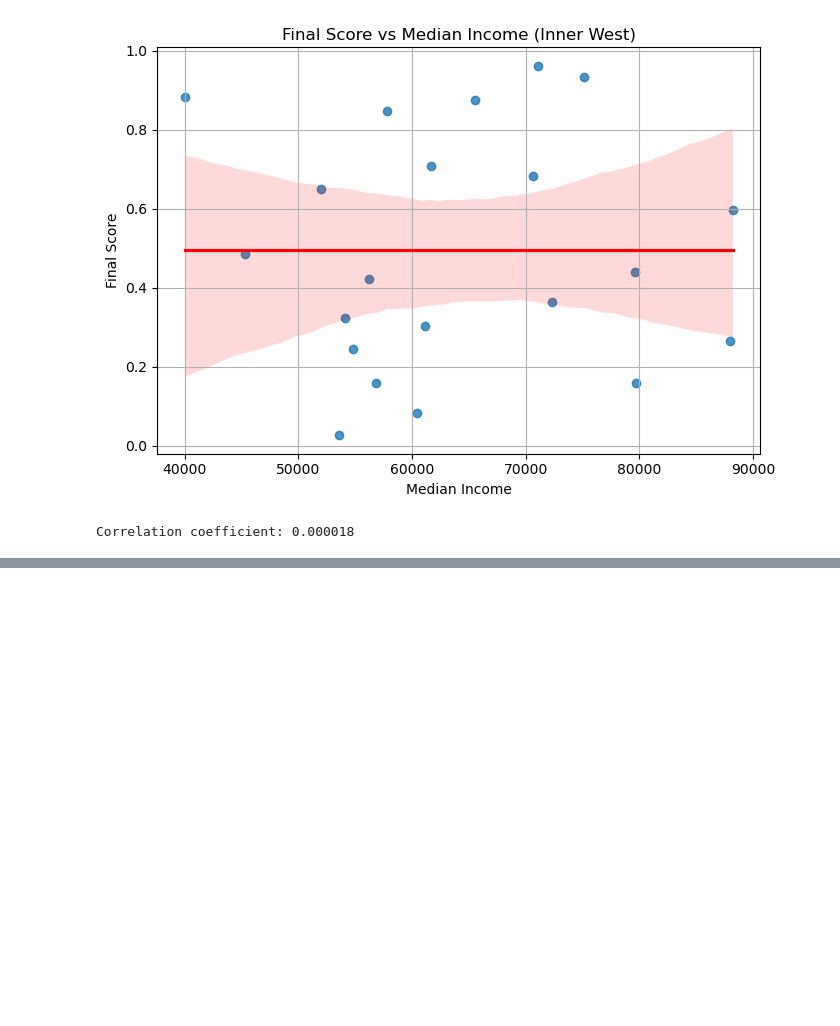
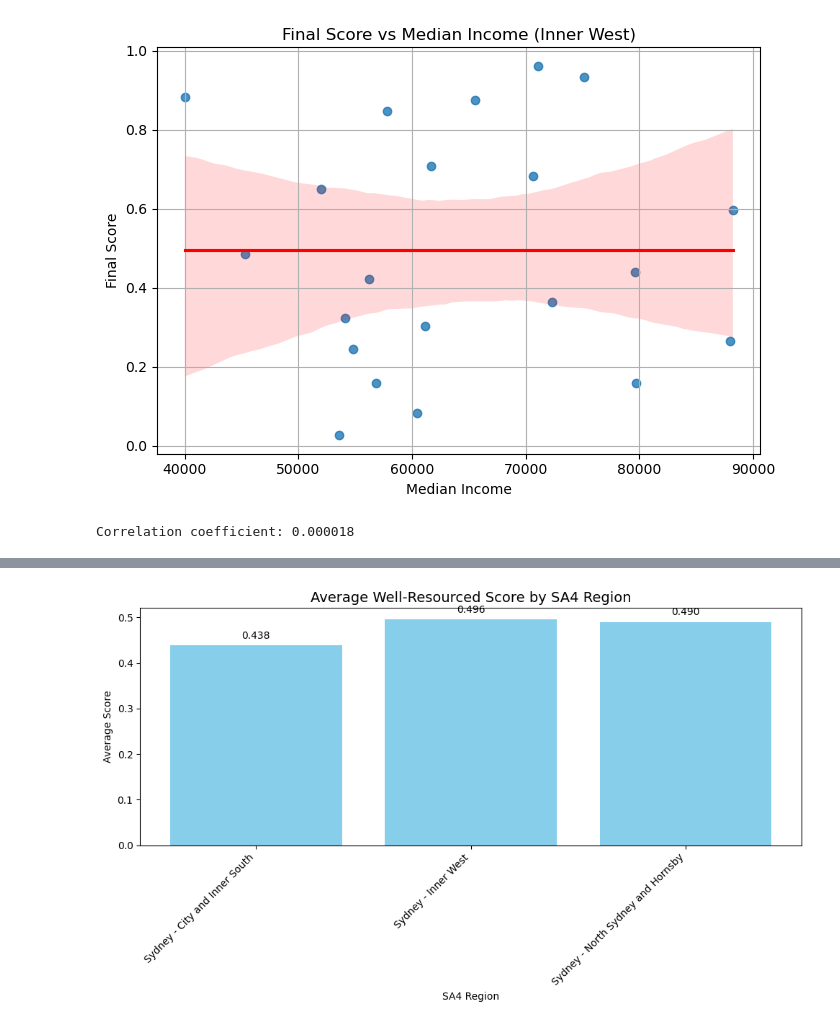
Before and after one commit to Katherine-Kong/DATA2001-A, a Jupyter notebook: Report.ipynb, the cells around one changed output, grey strips where cells are left out. Drawn from its saved outputs; the diff is of its cells as text; code cells hidden in the pictures; blank space fills up the shorter version.

Commit message:
add the result analysis 5 and 6 coding and image part

```diff
--- a/Report.ipynb
+++ b/Report.ipynb
@@ -1975,0 +2035,88 @@ Correlation coefficient: 0.000018
+# %%
+# Create bar chart to compare average scores
+plt.figure(figsize=(10, 6))
+bars = plt.bar(sa4_comparison['SA4_name'], sa4_comparison['avg_score'], color='skyblue')
+plt.title('Average Well-Resourced Score by SA4 Region', fontsize=14)
+plt.xlabel('SA4 Region')
+plt.ylabel('Average Score')
+plt.xticks(rotation=45, ha='right')
+
+# Add value labels on each bar
+for bar in bars:
+    height = bar.get_height()
+    plt.text(bar.get_x() + bar.get_width()/2., height + 0.01,
+            f'{height:.3f}', ha='center', va='bottom')
+
+plt.tight_layout()
+plt.savefig('sa4_comparison_avg.png', dpi=300)
+plt.show()
+
+# Create boxplot to compare score distributions
+plt.figure(figsize=(12, 6))
+
+# Prepare data
+data_to_plot = [
+    city_inner_south_data['real_score'],
+    inner_west_data['real_score'],
+    north_sydney_data['real_score']
+]
+labels = ['City & Inner South', 'Inner West', 'North Sydney']
+
+# Create boxplot
+box = plt.boxplot(data_to_plot, patch_artist=True, tick_labels=labels)
+
+
+# Set colors
+colors = ['lightblue', 'lightgreen', 'lightpink']
+for patch, color in zip(box['boxes'], colors):
+    patch.set_facecolor(color)
+
+plt.title('Distribution of Well-Resourced Scores Across SA4 Regions', fontsize=14)
+plt.ylabel('Well-Resourced Score')
+plt.grid(axis='y', linestyle='--', alpha=0.7)
+plt.tight_layout()
+plt.savefig('sa4_comparison_boxplot.png', dpi=300)
+plt.show()
+
+# Create comparison chart for average z-scores by category
+z_categories = ['z_stops', 'z_schools', 'z_parks', 'z_businesses']
+z_means = []
+
+for sa4 in sa4_comparison['SA4_name']:
+    if sa4 == 'Sydney - City and Inner South':
+        z_means.append([city_inner_south_stats[f'avg_{z}'] for z in z_categories])
+    elif sa4 == 'Sydney - Inner West':
+        z_means.append([inner_west_stats[f'avg_{z}'] for z in z_categories])
+    else:  # 'Sydney - North Sydney and Hornsby'
+        z_means.append([north_sydney_stats[f'avg_{z}'] for z in z_categories])
+
+scaling_factor = 1e16
+z_means = (np.array(z_means) * scaling_factor).tolist()
+
+# Create radar chart to compare average performance across metrics
+categories = ['Transport', 'Education', 'Parks', 'Businesses']
+fig = plt.figure(figsize=(10, 8))
+ax = fig.add_subplot(111, polar=True)
+
+angles = np.linspace(0, 2*np.pi, len(categories), endpoint=False).tolist()
+angles += angles[:1]  # Close the shape
+
+sa4_names = sa4_comparison['SA4_name'].tolist()
+colors = ['blue', 'green', 'red']
+
+for i, z_scores in enumerate(z_means):
+    z_scores_norm = [max(min(z, 2), -2) for z in z_scores]  # Limit range for better visualization
+    z_scores_norm += z_scores_norm[:1]  # Close the shape
+    ax.plot(angles, z_scores_norm, 'o-', linewidth=2, color=colors[i], label=sa4_names[i])
+    ax.fill(angles, z_scores_norm, color=colors[i], alpha=0.1)
+
+ax.set_thetagrids(np.degrees(angles[:-1]), categories)
+ax.set_ylim(-2, 2)
+ax.grid(True)
+plt.legend(loc='upper right', bbox_to_anchor=(0.1, 0.1))
+plt.title('Average Component Performance by SA4 Region (Scaled ×1e16)', fontsize=14)
+plt.tight_layout()
+plt.savefig('sa4_radar_comparison.png', dpi=300)
+plt.show()
+# %% [output]
+[figure, added]
```
Also changed, not shown: parts of 9 cells of this notebook, 13 other files.
